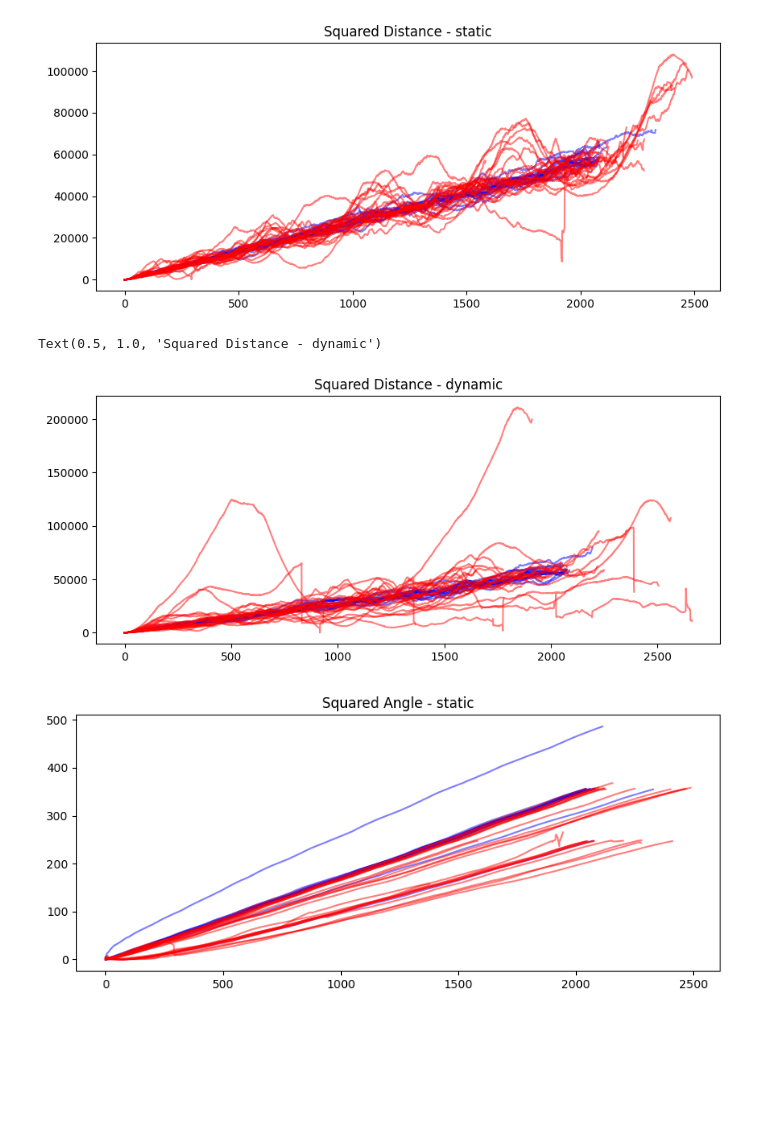
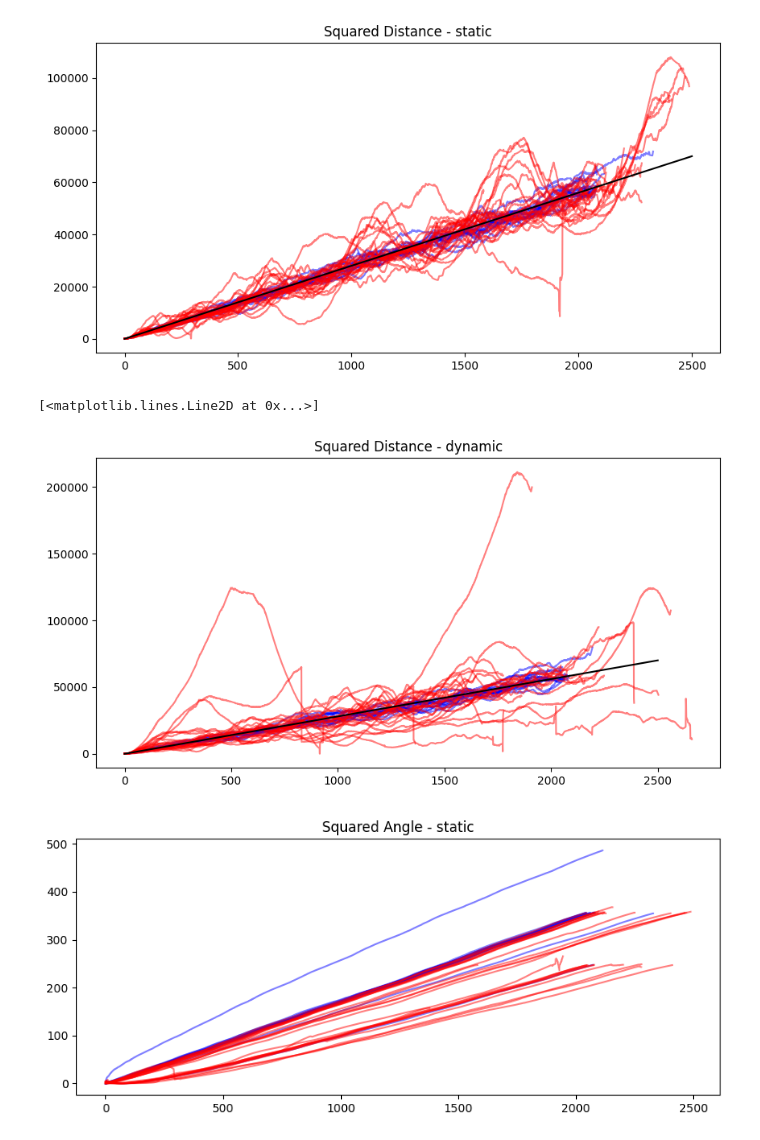
Before and after one commit to Falk0/AIA, a Jupyter notebook: run_all_files.ipynb, the cells around one changed output. Saved outputs shown, nothing was run; the diff lists cells and outputs as text; code cells hidden in the pictures; blank space fills up the shorter version.

```diff
--- a/run_all_files.ipynb
+++ b/run_all_files.ipynb
@@ -51,0 +15,19 @@ parkinson_dynamic9.tiff
+# %%
+names = []
+trace_distances_all = []
+trace_angle_all = []
+
+for file_path in os.listdir(path):
+    print(file_path)
+    img, cut_img_cropped, skeleton_img_cropped = thin_spiral_image_with_custom_cut(path + '\\' + file_path, white_out=True,  field_of_interest=[(-81, 57), (-91, 122)])
+    spiral_start_refined = find_spiral_point(skeleton_img_cropped, point=(0, 0), first=True)
+
+    skeleton_img_trace = skeleton_img_cropped.copy()
+    trace_path = trace_spiral(skeleton_img_trace, spiral_start_refined)
+    trace_path_typed = List()
+    [trace_path_typed.append(i) for i in trace_path]
+
+    trace_angle, trace_distances = get_angle_dist2(trace_path_typed)
+    trace_angle_all.append(trace_angle)
+    trace_distances_all.append(trace_distances)
+    names.append(file_path)
@@ -52,11 +52,2 @@ parkinson_dynamic9.tiff
 # %%
-angles_new = [list(reversed(i)) for i in trace_angle_all]
-
-for index, j in enumerate(angles_new):
-    for i in range(len(j)-1):
-        if j[i] - j[i+1] > 2:
-            angles_new[index][i+1:] += np.pi * np.ones(len(j[i+1:]))
-        elif j[i] - j[i+1] < -2:
-            angles_new[index][i+1:] -= np.pi * np.ones(len(j[i+1:]))
-
-plt.plot(angles_new[0])
+angles_new = angle_cont_func([list(reversed(i)) for i in trace_angle_all])
@@ -88,22 +76,22 @@ Text(0.5, 1.0, 'Angle reversed - dynamic')
 # %%
 
-plt.figure(figsize=(10, 4))
+plt.figure(figsize=(10, 5))
 for i, j in zip(trace_distances_all, names):
     if not 'dynamic' in j:
         color = 'red' if 'parkinson' in j else 'blue'
-        i = [k*k for k in i]
         plt.plot(i, c=color, alpha=0.5)
 plt.title('Squared Distance - static')
+plt.plot([0,2500], [0,70000], 'k')
 plt.show()
 
-plt.figure(figsize=(10, 4))
+plt.figure(figsize=(10, 5))
 for i, j in zip(trace_distances_all, names):
     if 'dynamic' in j:
         color = 'red' if 'parkinson' in j else 'blue'
-        i = [k*k for k in i]
         plt.plot(i, c=color, alpha=0.5)
 plt.title('Squared Distance - dynamic')
+plt.plot([0,2500], [0,70000], 'k')
 # %% [output]
-[figure, old version]
+[figure, new version]
-Text(0.5, 1.0, 'Squared Distance - dynamic')
+[<matplotlib.lines.Line2D at 0x...>]
-[figure, old version]
+[figure, new version]
```
Also changed, not shown: parts of 7 cells of this notebook, 2 other files.
